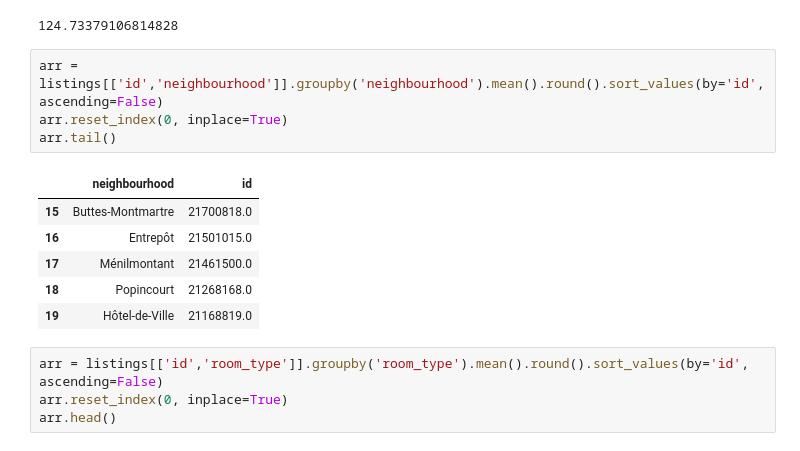
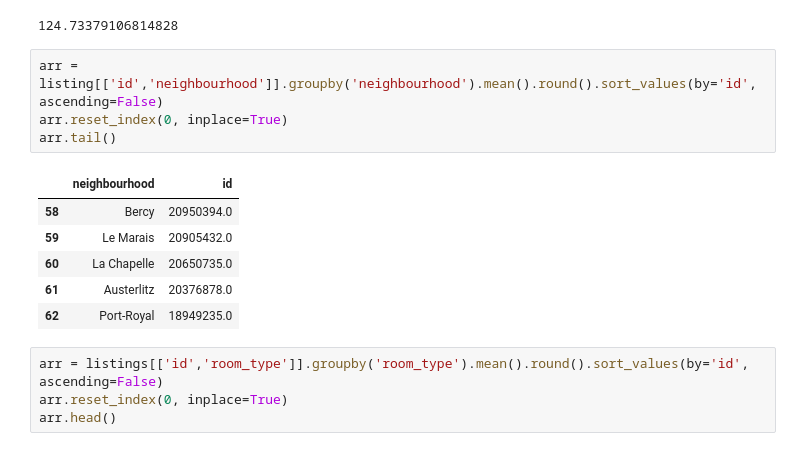
Before and after one commit to Abonia1/IA-School, a Jupyter notebook: Data Science/PROJET AIRBNB ABONIA SOJASINGARAYAR.ipynb, the cells around one changed output. Cells and saved outputs as stored; diff of their text form.

Commit message:
listing vs date

```diff
--- a/Data Science/PROJET AIRBNB ABONIA SOJASINGARAYAR.ipynb
+++ b/Data Science/PROJET AIRBNB ABONIA SOJASINGARAYAR.ipynb
@@ -91,16 +93,16 @@ listings['price'].mean()
 # %% [output]
 124.73379106814828
 # %%
-arr = listings[['id','neighbourhood']].groupby('neighbourhood').mean().round().sort_values(by='id', ascending=False)
+arr = listing[['id','neighbourhood']].groupby('neighbourhood').mean().round().sort_values(by='id', ascending=False)
 arr.reset_index(0, inplace=True)
 arr.tail()
 # %% [output]
 |  | neighbourhood | id |
-| 15 | Buttes-Montmartre | 21700818.0 |
-| 16 | Entrepôt | 21501015.0 |
-| 17 | Ménilmontant | 21461500.0 |
-| 18 | Popincourt | 21268168.0 |
-| 19 | Hôtel-de-Ville | 21168819.0 |
+| 58 | Bercy | 20950394.0 |
+| 59 | Le Marais | 20905432.0 |
+| 60 | La Chapelle | 20650735.0 |
+| 61 | Austerlitz | 20376878.0 |
+| 62 | Port-Royal | 18949235.0 |
 # %%
 arr = listings[['id','room_type']].groupby('room_type').mean().round().sort_values(by='id', ascending=False)
 arr.reset_index(0, inplace=True)
```
Also changed, not shown: parts of 28 cells of this notebook, 1 other file.
